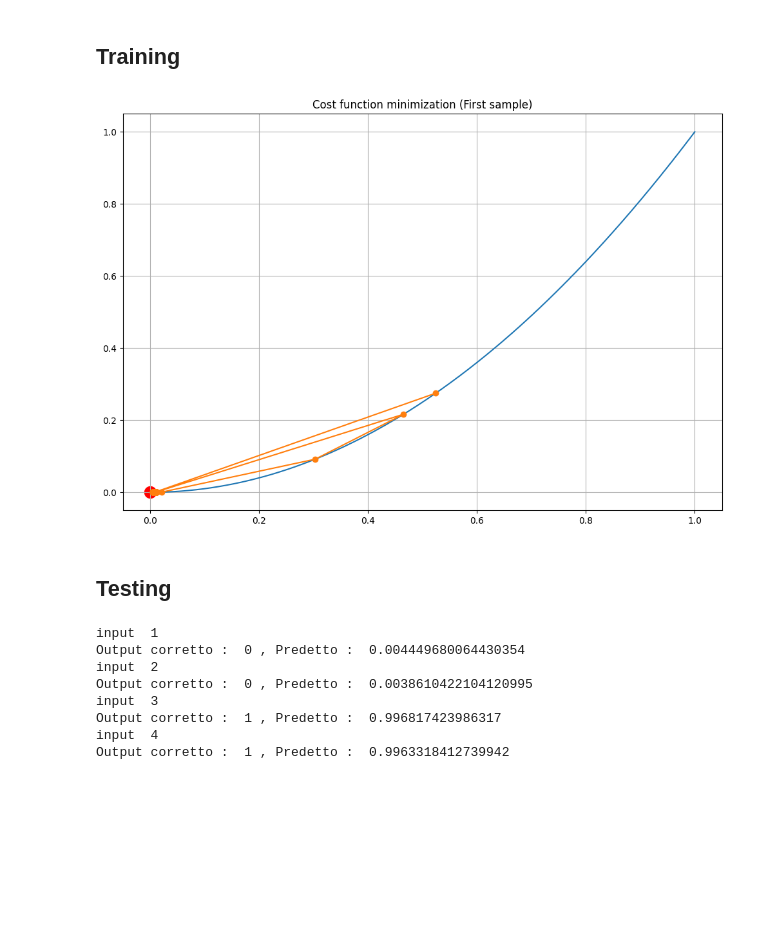
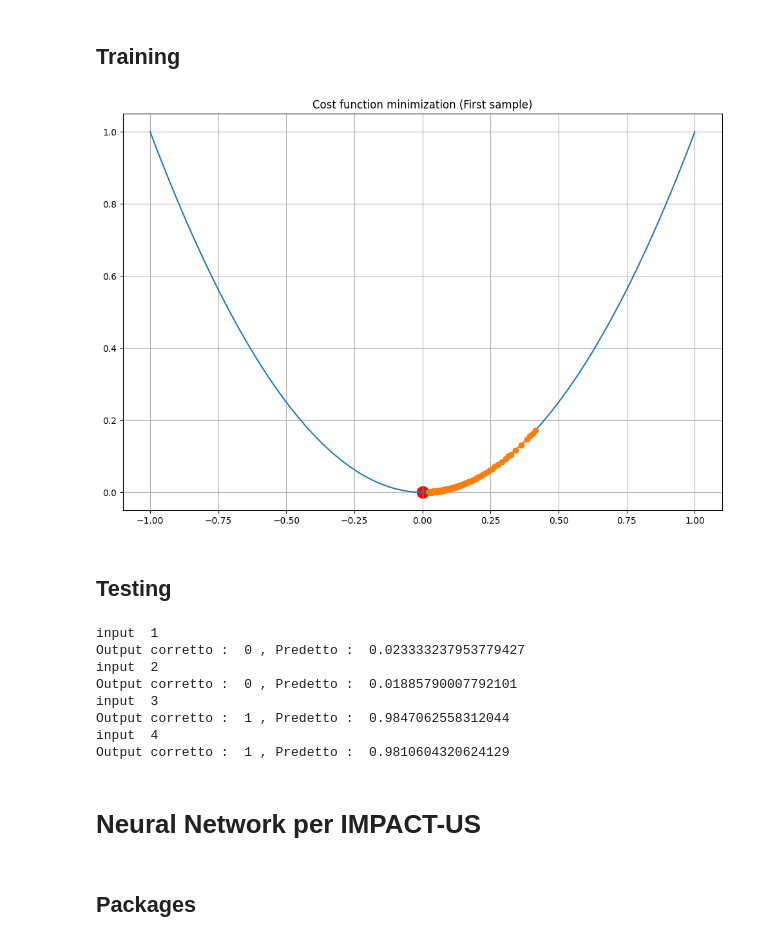
Before and after one commit to Finardi-FS/Neural-Shrimps, a Jupyter notebook: Neural_Network/NN-ex_01.ipynb, the cells around one changed output. Saved outputs shown, nothing was run; the diff lists cells and outputs as text; code cells hidden in the pictures; blank space fills up the shorter version.

```diff
--- a/Neural_Network/NN-ex_01.ipynb
+++ b/Neural_Network/NN-ex_01.ipynb
@@ -109,7 +109,7 @@ if flag_my_init_pars:
 if flag_training:
     container_w = np.array([weights])
     for e in range(epoch):
-        weights = SGD_method(weights, f_inputs, correct_outputs, 20)
+        weights = SGD_method(weights, f_inputs, correct_outputs)
         container_w = np.vstack((container_w, weights))
     # Salva modello
     Trained_Network = {
@@ -121,24 +121,25 @@ if flag_training:
 # %%
 if flag_training:
     def cost_func(x, x0):
         return (x - x0)**2
 
-    x = np.linspace(0, 1, 1000)
+    x = np.linspace(-1, 1, 1000)
     x0 = 0
 
     plt.figure(figsize=(12,8))
 
     plt.grid()
     plt.plot(x, cost_func(x, x0))
 
     P = Sigmoid(container_w @ f_inputs[0])
+    #P = np.tanh(container_w @ f_inputs[0])
     E = np.ones(len(P)) * correct_outputs[0]
     plt.scatter(E[0],0, color='red', linewidth=8)
     plt.plot(P, cost_func(P, E), marker = 'o')
     plt.title('Cost function minimization (First sample)')
     plt.show()
 # %% [output]
-[figure, old version]
+[figure, new version]
 # %%
 if flag_save:
     date = datetime.now().strftime("%Y-%m-%d_%H-%M-%S")
@@ -165,10 +166,14 @@ if flag_testing:
               print('Output corretto : ', correct_outputs[k,0], ', Predetto : ', predicted)
 # %% [output]
 input  1
-Output corretto :  0 , Predetto :  0.004449680064430354
+Output corretto :  0 , Predetto :  0.023333237953779427
 input  2
-Output corretto :  0 , Predetto :  0.0038610422104120995
+Output corretto :  0 , Predetto :  0.01885790007792101
 input  3
-Output corretto :  1 , Predetto :  0.996817423986317
+Output corretto :  1 , Predetto :  0.9847062558312044
 input  4
-Output corretto :  1 , Predetto :  0.9963318412739942
+Output corretto :  1 , Predetto :  0.9810604320624129
+# %% [markdown]
+# Neural Network per IMPACT-US
+# %% [markdown]
+## Packages
```
Also changed, not shown: parts of 26 cells of this notebook, 4 other files.
